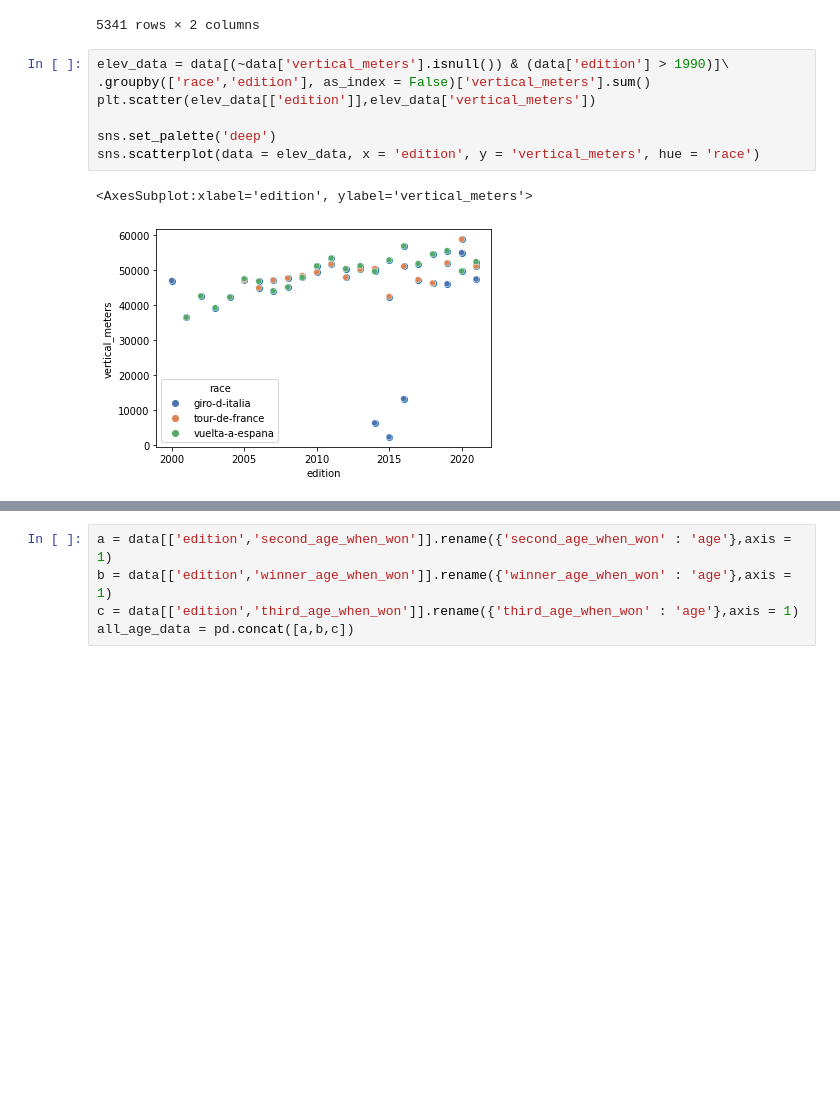
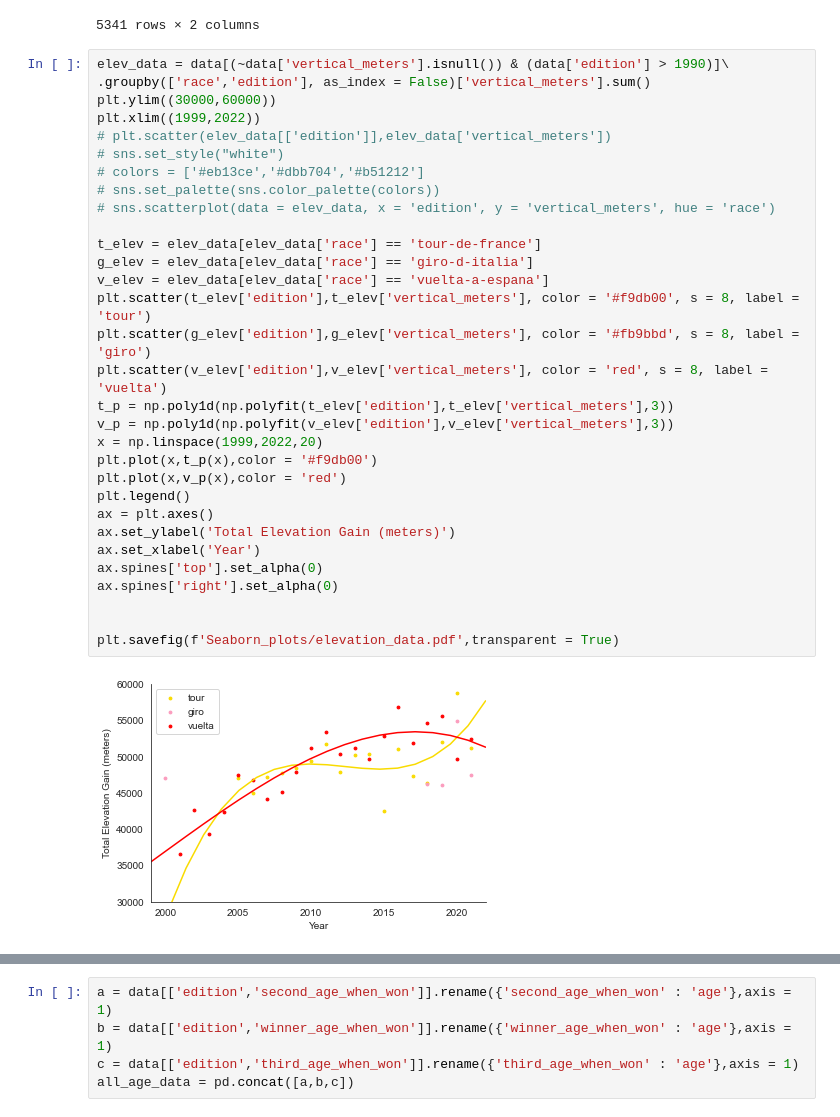
Before and after one commit to charles-v-phillips/grand_tour_analysis, a Jupyter notebook: playground.ipynb, the cells around one changed output, grey strips where cells are left out. Cells and saved outputs as stored; diff of their text form; blank space fills up the shorter version.

```diff
--- a/playground.ipynb
+++ b/playground.ipynb
@@ -167,11 +167,34 @@ a
 # %%
 elev_data = data[(~data['vertical_meters'].isnull()) & (data['edition'] > 1990)]\
 .groupby(['race','edition'], as_index = False)['vertical_meters'].sum()
-plt.scatter(elev_data[['edition']],elev_data['vertical_meters'])
+plt.ylim((30000,60000))
+plt.xlim((1999,2022))
+# plt.scatter(elev_data[['edition']],elev_data['vertical_meters'])
+# sns.set_style("white")
+# colors = ['#eb13ce','#dbb704','#b51212']
+# sns.set_palette(sns.color_palette(colors))
+# sns.scatterplot(data = elev_data, x = 'edition', y = 'vertical_meters', hue = 'race')
 
-sns.set_palette('deep')
-sns.scatterplot(data = elev_data, x = 'edition', y = 'vertical_meters', hue = 'race')
+t_elev = elev_data[elev_data['race'] == 'tour-de-france']
+g_elev = elev_data[elev_data['race'] == 'giro-d-italia']
+v_elev = elev_data[elev_data['race'] == 'vuelta-a-espana']
+plt.scatter(t_elev['edition'],t_elev['vertical_meters'], color = '#f9db00', s = 8, label = 'tour')
+plt.scatter(g_elev['edition'],g_elev['vertical_meters'], color = '#fb9bbd', s = 8, label = 'giro')
+plt.scatter(v_elev['edition'],v_elev['vertical_meters'], color = 'red', s = 8, label = 'vuelta')
+t_p = np.poly1d(np.polyfit(t_elev['edition'],t_elev['vertical_meters'],3))
+v_p = np.poly1d(np.polyfit(v_elev['edition'],v_elev['vertical_meters'],3))
+x = np.linspace(1999,2022,20)
+plt.plot(x,t_p(x),color = '#f9db00')
+plt.plot(x,v_p(x),color = 'red')
+plt.legend()
+ax = plt.axes()
+ax.set_ylabel('Total Elevation Gain (meters)')
+ax.set_xlabel('Year')
+ax.spines['top'].set_alpha(0)
+ax.spines['right'].set_alpha(0)
+
+
+plt.savefig(f'Seaborn_plots/elevation_data.pdf',transparent = True)
 # %% [output]
-<AxesSubplot:xlabel='edition', ylabel='vertical_meters'>
-[figure, old version]
+[figure, new version]
 # %%
```
Also changed, not shown: parts of 44 cells of this notebook, 2 other files.
